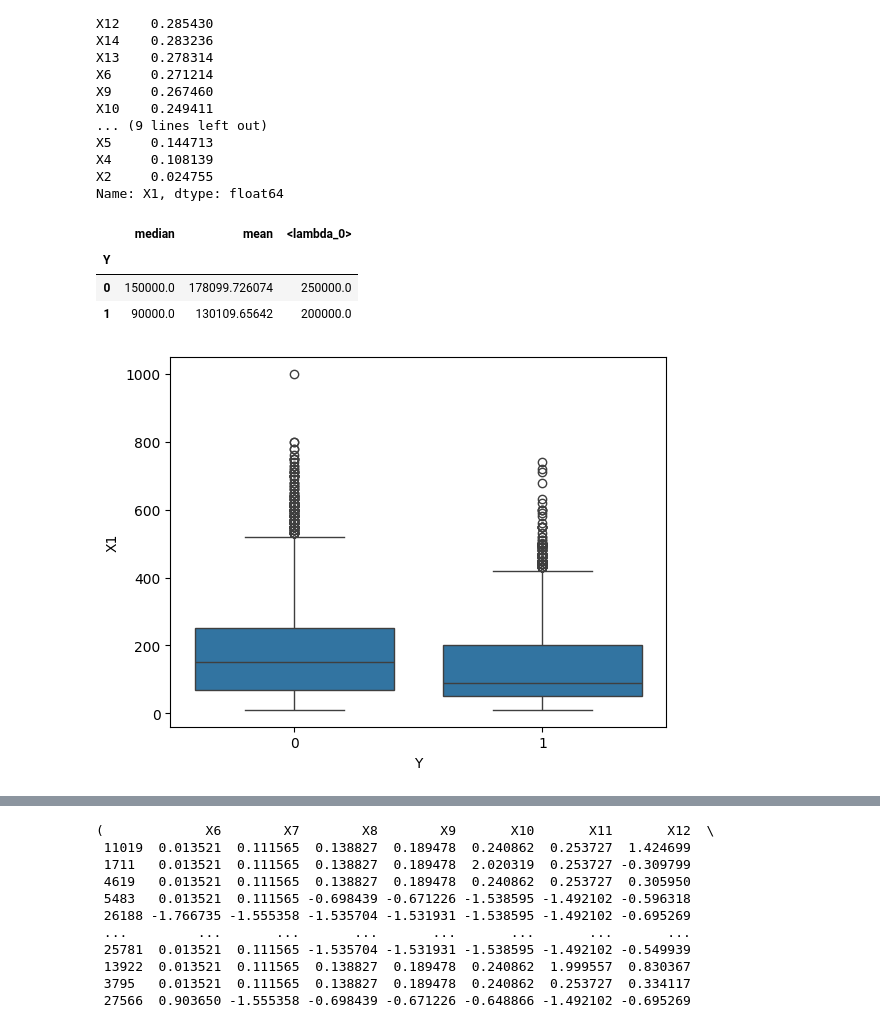
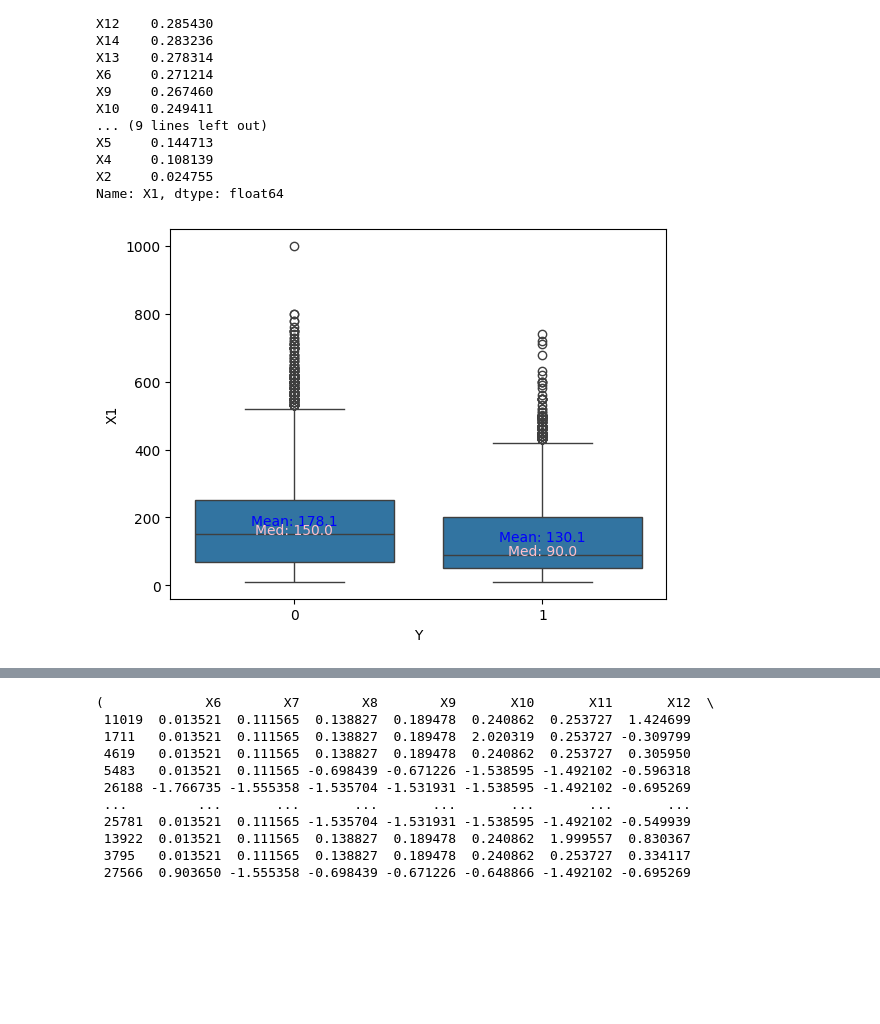
Before and after one commit to ithybbr/ml-project, a Jupyter notebook: notebooks/eda.ipynb, the cells around one changed output, grey strips where cells are left out. Saved outputs shown, nothing was run; the diff lists cells and outputs as text; code cells hidden in the pictures; blank space fills up the shorter version.

Commit message:
generated graphs from eda

```diff
--- a/notebooks/eda.ipynb
+++ b/notebooks/eda.ipynb
@@ -107,19 +134,26 @@ X4     0.108139
 X2     0.024755
 Name: X1, dtype: float64
 # %%
-import numpy as np
-from matplotlib.ticker import ScalarFormatter
 y = df["X1"] / 1000
 ax = sns.boxplot(x="Y", y=y, data=df)
+
 ax.yaxis.set_major_formatter(ScalarFormatter())
 ax.ticklabel_format(style='plain', axis='y')
-df.groupby('Y')['X1'].agg(['median', 'mean', lambda x: x.quantile(0.75)])
+
+# compute stats
+stats = df.groupby('Y')['X1'].agg(['median', 'mean']) / 1000
+
+# annotate
+for i, category in enumerate(stats.index):
+    mean = stats.loc[category, 'mean']
+    median = stats.loc[category, 'median']
+    ax.text(i, mean, f'Mean: {mean:.1f}', ha='center', color='blue')
+    ax.text(i, median, f'Med: {median:.1f}', ha='center', color='pink')
+
+plt.savefig("../imgs/x1_boxplot.png", bbox_inches="tight", dpi=300)
+plt.show()
 # %% [output]
-|  | median | mean | <lambda_0> |
-| Y |  |  |  |
-| 0 | 150000.0 | 178099.726074 | 250000.0 |
-| 1 | 90000.0 | 130109.65642 | 200000.0 |
-[figure, old version]
+[figure, new version]
 # %%
 y = df["X6"]
 ax = sns.boxplot(x="Y", y=y, data=df)
```
Also changed, not shown: parts of 5 cells of this notebook, 2 other files.
